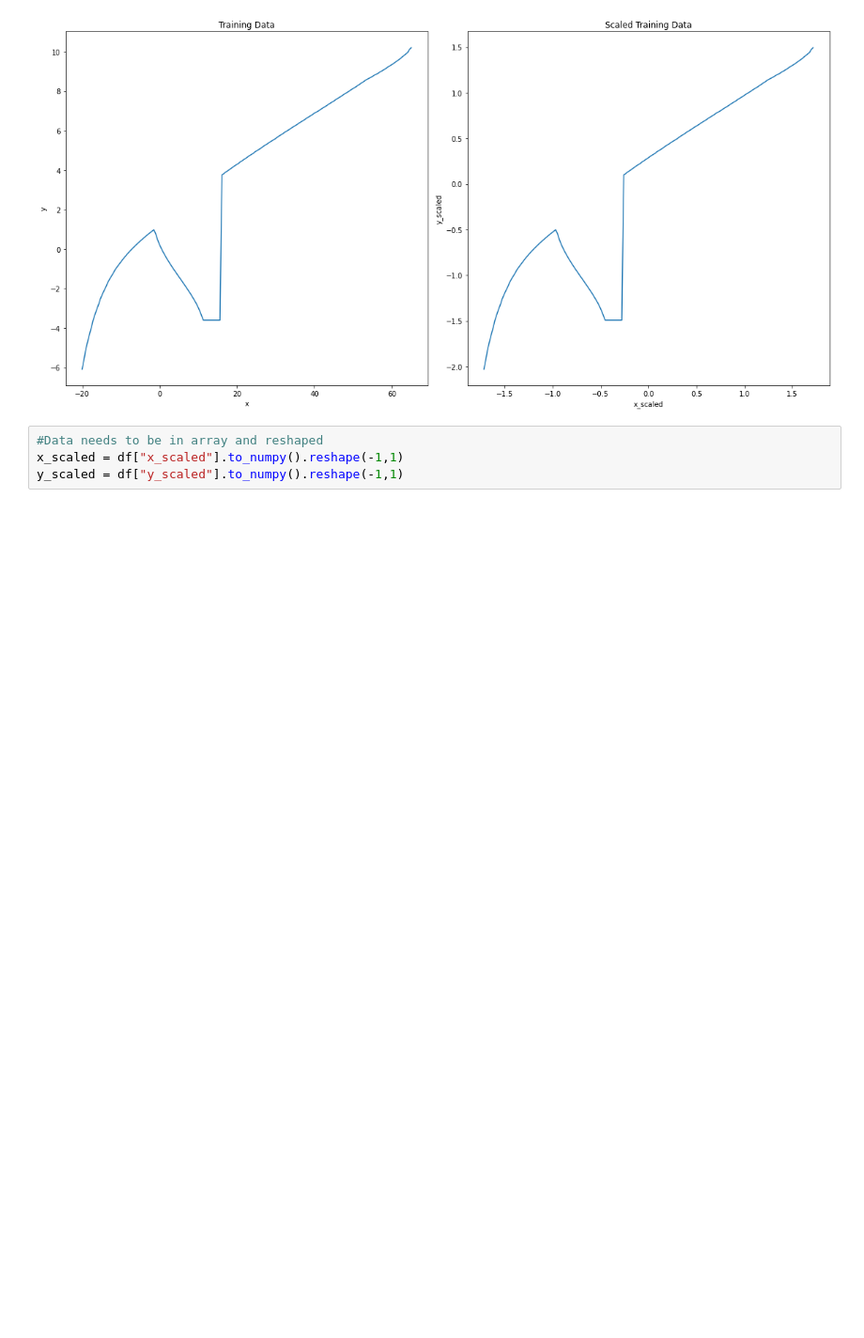
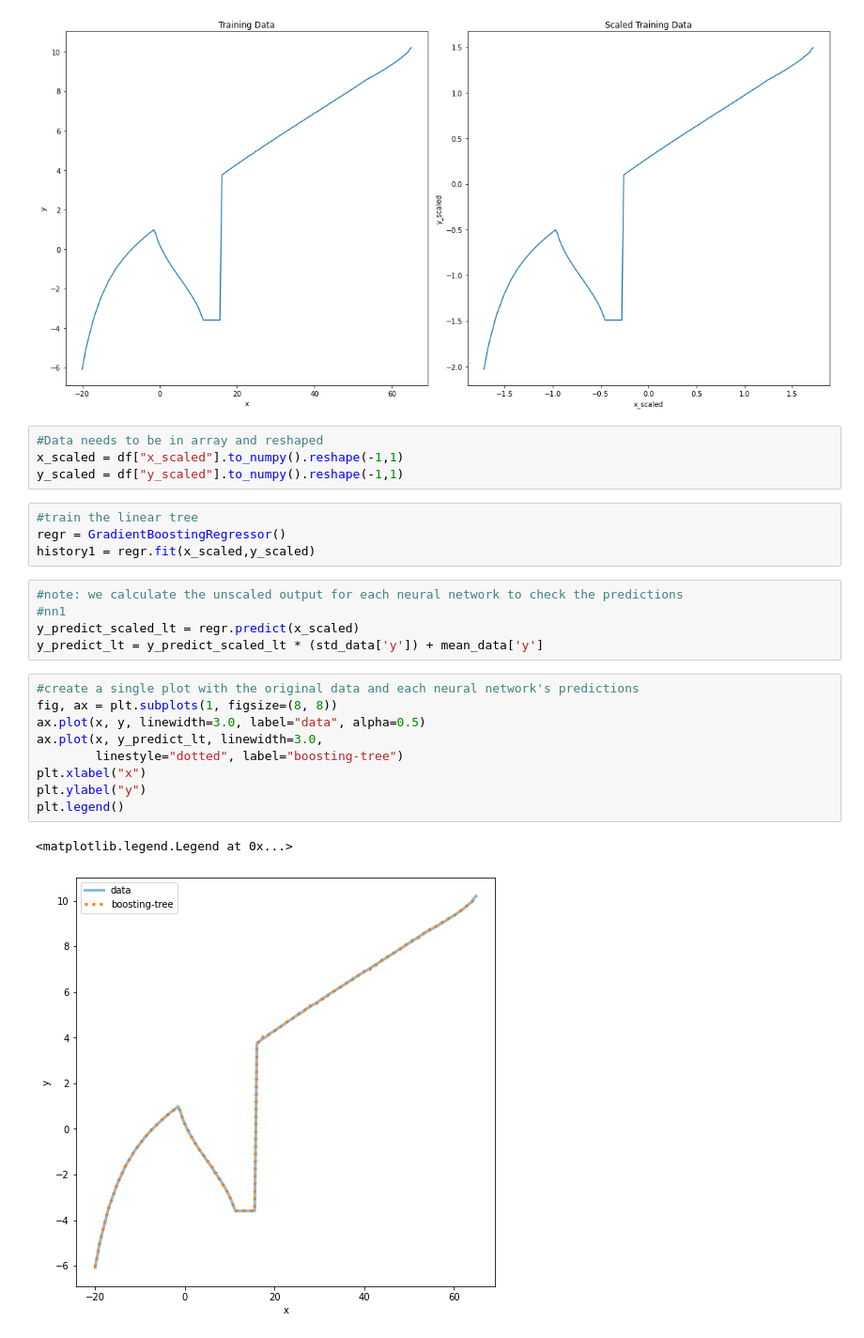
Before and after one commit to linshumeng/OMLT_ML, a Jupyter notebook: debug/Sklearn_boosting.ipynb, the cells around one changed output. Shown at 94% size. Cells and saved outputs as stored; diff of their text form; blank space fills up the shorter version.

```diff
--- a/lightgbm_bugtest.ipynb
+++ b/debug/Sklearn_boosting.ipynb
@@ -58,4 +128,25 @@ plt.tight_layout()
 #Data needs to be in array and reshaped
 x_scaled = df["x_scaled"].to_numpy().reshape(-1,1)
 y_scaled = df["y_scaled"].to_numpy().reshape(-1,1)
+# %%
+#train the linear tree
+regr = GradientBoostingRegressor()
+history1 = regr.fit(x_scaled,y_scaled)
+# %%
+#note: we calculate the unscaled output for each neural network to check the predictions
+#nn1
+y_predict_scaled_lt = regr.predict(x_scaled)
+y_predict_lt = y_predict_scaled_lt * (std_data['y']) + mean_data['y']
+# %%
+#create a single plot with the original data and each neural network's predictions
+fig, ax = plt.subplots(1, figsize=(8, 8))
+ax.plot(x, y, linewidth=3.0, label="data", alpha=0.5)
+ax.plot(x, y_predict_lt, linewidth=3.0,
+        linestyle="dotted", label="boosting-tree")
+plt.xlabel("x")
+plt.ylabel("y")
+plt.legend()
+# %% [output]
+<matplotlib.legend.Legend at 0x...>
+[figure, added]
 # %%
```
Also changed, not shown: parts of 11 cells of this notebook, 1 other file.
